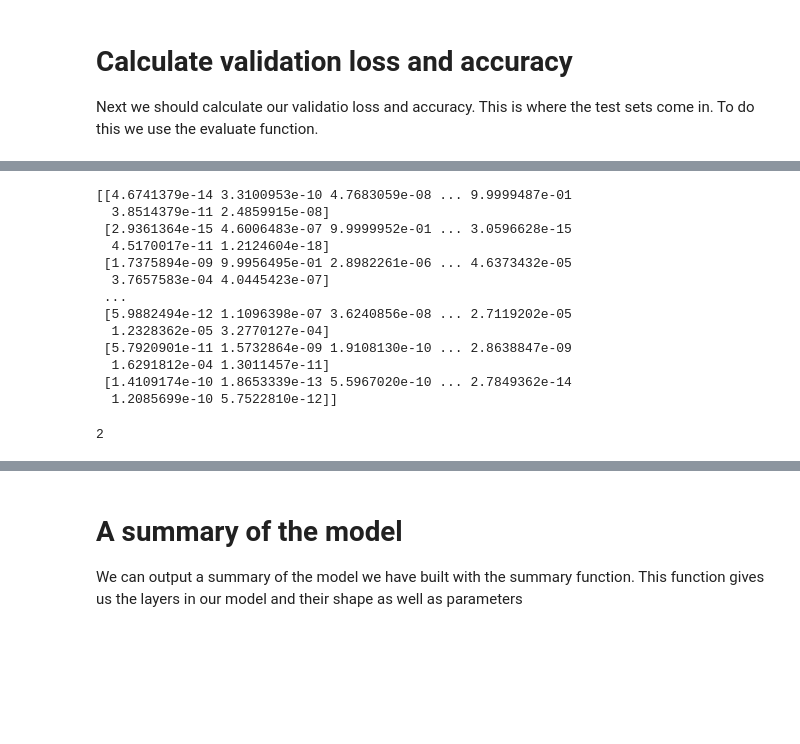
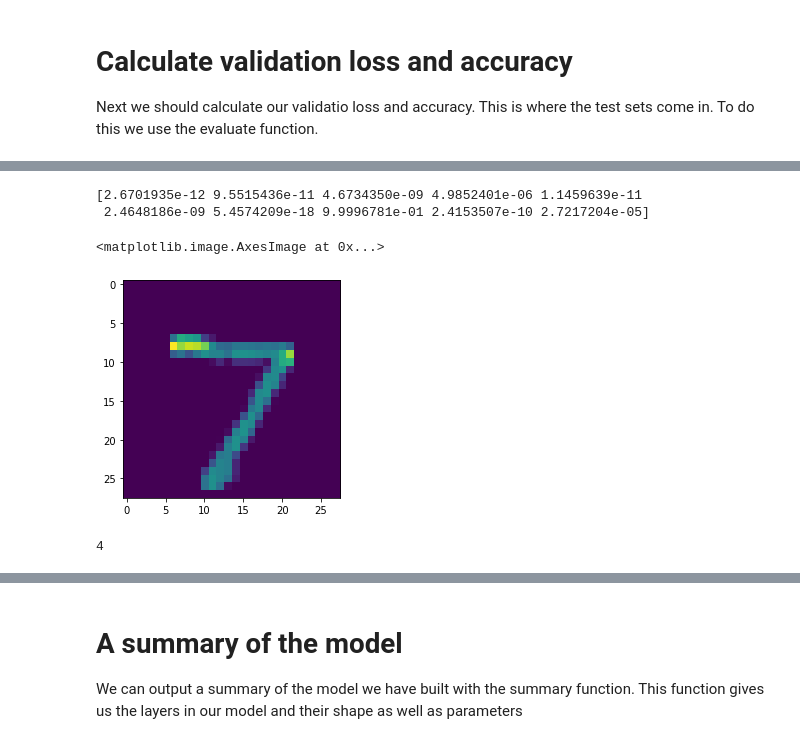
Before and after one commit to NeilK-94/Emerging-Tech-Assessment, a Jupyter notebook: My Model.ipynb, the cells around one changed output, grey strips where cells are left out. Cells and saved outputs as stored; diff of their text form; code cells hidden in the pictures; blank space fills up the shorter version.

Commit message:
Model.predit always gives same value

```diff
--- a/My Model.ipynb
+++ b/My Model.ipynb
@@ -85,8 +88,8 @@ Our final layer has 10 neurons specified as our input data ranges from 0-9 and o
 # %%
 model = kr.models.Sequential() # Create a new sequential neural network
 model.add(kr.layers.Flatten()) # Input layer
-model.add(kr.layers.Dense(128, activation="relu")) # 128 neurons and the 'basic' activation function.
-model.add(kr.layers.Dense(128, activation="relu"))
+model.add(kr.layers.Dense(600, activation="relu", input_shape="784")) # 128 neurons and the 'basic' activation function.
+model.add(kr.layers.Dense(400, activation="relu"))
 model.add(kr.layers.Dense(10, activation="softmax"))
 # %% [markdown]
 # Compiling and train our model
@@ -94,8 +97,7 @@ Here we pass 3 parameters; the optimizer to use, the loss metric (the degree of
 
 To train the model we use the fit function. We pass in what we want trained and the epochs. The epochs is simply how many times we want our neural network to go over the training data set. If we set it to 1, the neural network will get to see the data once.
 # %%
-model.compile(loss="sparse_categorical_crossentropy", optimizer="rmsprop", metrics=["accuracy"]) # Played around with 'sgd' and 'adam' optimizer also.
-
-model.fit(X_train, y_train, epochs=3)
+model.compile(loss="sparse_categorical_crossentropy", optimizer="adam", metrics=["accuracy"]) # Played around with 'sgd' and 'rmsporp' optimizer also.
+model.fit(X_train, y_train, epochs=3, batch_size=10)
 # %% [output]
 Epoch 1/3
@@ -117,27 +119,20 @@ print(val_loss, val_acc)
 # %%
 predictions = model.predict(X_test)
-print(predictions)
+print(predictions[0])
+np.argmax(predictions[0])
+plt.imshow(X_test[0])
 # %% [output]
-[[4.6741379e-14 3.3100953e-10 4.7683059e-08 ... 9.9999487e-01
-  3.8514379e-11 2.4859915e-08]
- [2.9361364e-15 4.6006483e-07 9.9999952e-01 ... 3.0596628e-15
-  4.5170017e-11 1.2124604e-18]
- [1.7375894e-09 9.9956495e-01 2.8982261e-06 ... 4.6373432e-05
-  3.7657583e-04 4.0445423e-07]
- ...
- [5.9882494e-12 1.1096398e-07 3.6240856e-08 ... 2.7119202e-05
-  1.2328362e-05 3.2770127e-04]
- [5.7920901e-11 1.5732864e-09 1.9108130e-10 ... 2.8638847e-09
-  1.6291812e-04 1.3011457e-11]
- [1.4109174e-10 1.8653339e-13 5.5967020e-10 ... 2.7849362e-14
-  1.2085699e-10 5.7522810e-12]]
+[2.6701935e-12 9.5515436e-11 4.6734350e-09 4.9852401e-06 1.1459639e-11
+ 2.4648186e-09 5.4574209e-18 9.9996781e-01 2.4153507e-10 2.7217204e-05]
+<matplotlib.image.AxesImage at 0x...>
+[figure, added]
 # %%
 import random
 i = random.randint(1, 101)
 
 np.argmax(predictions[i])
 # %% [output]
-2
+4
 # %%
 plt.imshow(X_test[i])
 plt.title(" Digit " + str(y_test[i]) )
```
Also changed, not shown: parts of 7 cells of this notebook, 12 other files.
